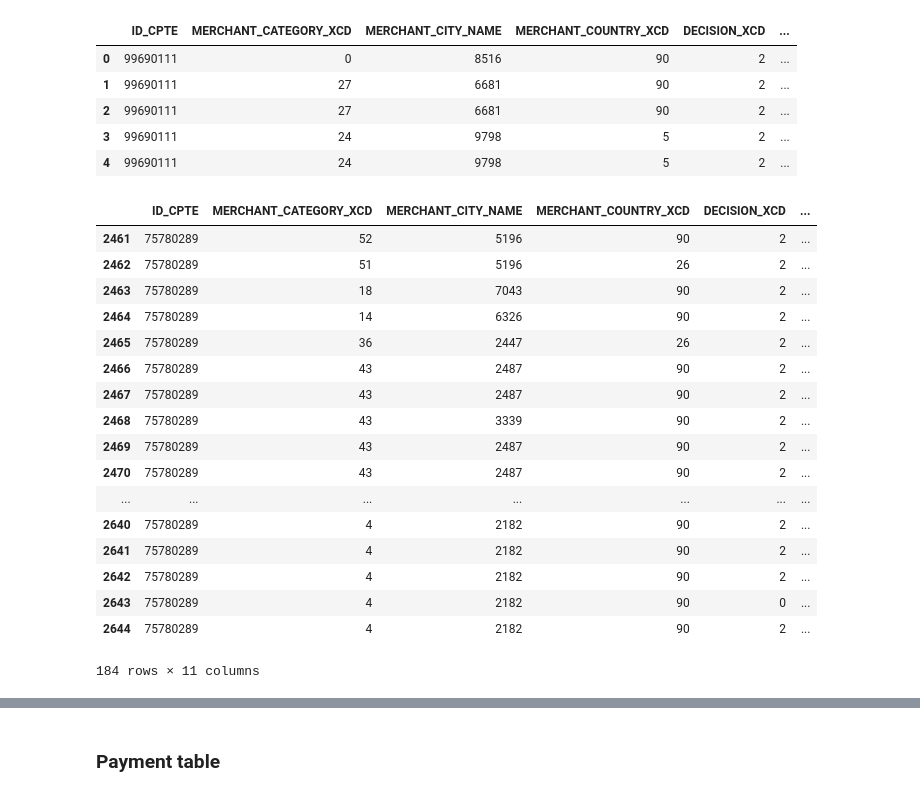
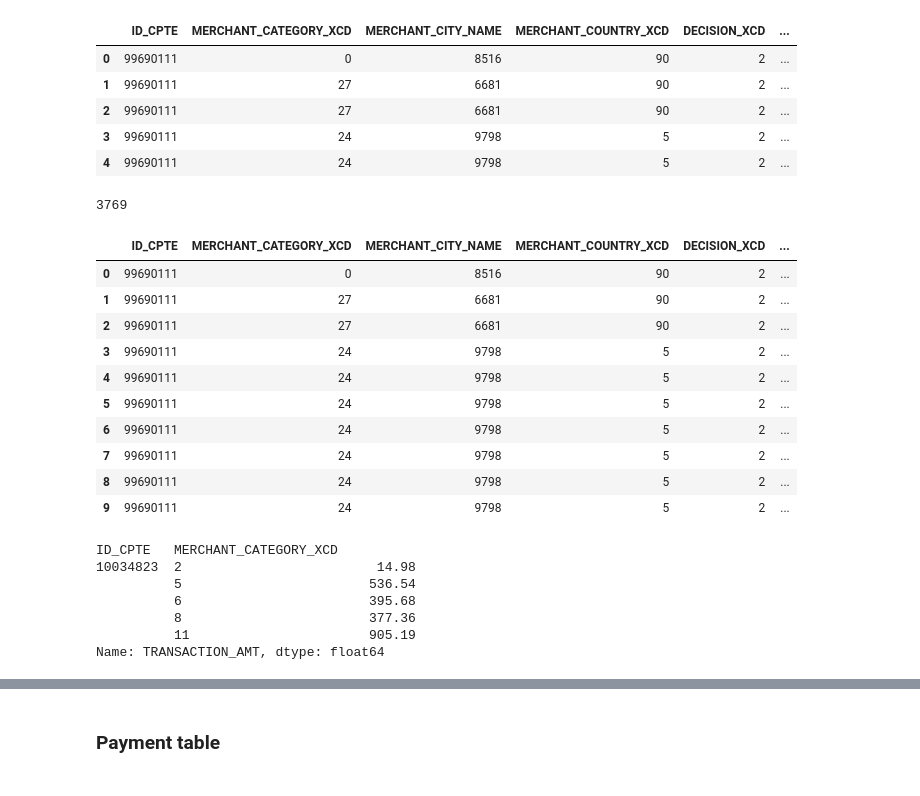
Before and after one commit to tonytontian/Data_Cup_Hello_Team, a Jupyter notebook: code/baseline.ipynb, the cells around one changed output, grey strips where cells are left out. Saved outputs shown, nothing was run; the diff lists cells and outputs as text; code cells hidden in the pictures.

```diff
--- a/code/baseline.ipynb
+++ b/code/baseline.ipynb
@@ -56,4 +57,5 @@ SICGROUP                     object
 dtype: object
 # %%
 # convert and select categorical columnst
-transaction_df['MERCHANT_CITY_NAME'] = transaction_df['MERCHANT_CITY_NAME'].astype(str)
+categorical_columns = ['MERCHANT_CATEGORY_XCD', 'MERCHANT_CITY_NAME', 'MERCHANT_COUNTRY_XCD', 'DECISION_XCD',
+                       'TRANSACTION_CATEGORY_XCD', 'TRANSACTION_TYPE_XCD', 'SICGROUP']
@@ -66,8 +62,9 @@ transaction_categorical = get_categorical_features(transaction_df)
 # %%
+# encode the categorical features
 lbl = preprocessing.LabelEncoder()
-for col in transaction_categorical:
+for col in categorical_columns:
     transaction_df[col].fillna('unknown')
-    transaction_df[col] = lbl.fit_transform(transaction_df[col])
+    transaction_df[col] = lbl.fit_transform(transaction_df[col].astype(str))
 # %%
 transaction_df.head()
 # %% [output]
@@ -77,24 +74,35 @@ transaction_df.head()
 | 2 | 99690111 | 27 | 6681 | 90 | 2 | ... |
 | 3 | 99690111 | 24 | 9798 | 5 | 2 | ... |
 | 4 | 99690111 | 24 | 9798 | 5 | 2 | ... |
+# %%
+len(set(transaction_df['ID_CPTE']))
+# %% [output]
+3769
 # %%
-transaction_df[transaction_df['ID_CPTE'] == 75780289]
+transaction_df[transaction_df['ID_CPTE'] == 99690111].head(10)
 # %% [output]
 |  | ID_CPTE | MERCHANT_CATEGORY_XCD | MERCHANT_CITY_NAME | MERCHANT_COUNTRY_XCD | DECISION_XCD | ... |
-| 2461 | 75780289 | 52 | 5196 | 90 | 2 | ... |
-| 2462 | 75780289 | 51 | 5196 | 26 | 2 | ... |
-| 2463 | 75780289 | 18 | 7043 | 90 | 2 | ... |
-| 2464 | 75780289 | 14 | 6326 | 90 | 2 | ... |
-| 2465 | 75780289 | 36 | 2447 | 26 | 2 | ... |
-| 2466 | 75780289 | 43 | 2487 | 90 | 2 | ... |
-| 2467 | 75780289 | 43 | 2487 | 90 | 2 | ... |
-| 2468 | 75780289 | 43 | 3339 | 90 | 2 | ... |
-| 2469 | 75780289 | 43 | 2487 | 90 | 2 | ... |
-| 2470 | 75780289 | 43 | 2487 | 90 | 2 | ... |
-| ... | ... | ... | ... | ... | ... | ... |
-| 2640 | 75780289 | 4 | 2182 | 90 | 2 | ... |
-| 2641 | 75780289 | 4 | 2182 | 90 | 2 | ... |
-| 2642 | 75780289 | 4 | 2182 | 90 | 2 | ... |
-| 2643 | 75780289 | 4 | 2182 | 90 | 0 | ... |
-| 2644 | 75780289 | 4 | 2182 | 90 | 2 | ... |
+| 0 | 99690111 | 0 | 8516 | 90 | 2 | ... |
+| 1 | 99690111 | 27 | 6681 | 90 | 2 | ... |
+| 2 | 99690111 | 27 | 6681 | 90 | 2 | ... |
+| 3 | 99690111 | 24 | 9798 | 5 | 2 | ... |
+| 4 | 99690111 | 24 | 9798 | 5 | 2 | ... |
+| 5 | 99690111 | 24 | 9798 | 5 | 2 | ... |
+| 6 | 99690111 | 24 | 9798 | 5 | 2 | ... |
+| 7 | 99690111 | 24 | 9798 | 5 | 2 | ... |
+| 8 | 99690111 | 24 | 9798 | 5 | 2 | ... |
+| 9 | 99690111 | 24 | 9798 | 5 | 2 | ... |
-184 rows × 11 columns
+# %%
+### Extract features from transaction_df
+# for MERCHANT_CATEGORY_XCD
+# sum the total spent money on the merchant category for the individual customer
+tmp = transaction_df.groupby(['ID_CPTE', 'MERCHANT_CATEGORY_XCD'])['TRANSACTION_AMT'].sum()
+tmp.head()
+# %% [output]
+ID_CPTE   MERCHANT_CATEGORY_XCD
+10034823  2                         14.98
+          5                        536.54
+          6                        395.68
+          8                        377.36
+          11                       905.19
+Name: TRANSACTION_AMT, dtype: float64
```
Also changed, not shown: parts of 51 cells of this notebook.
